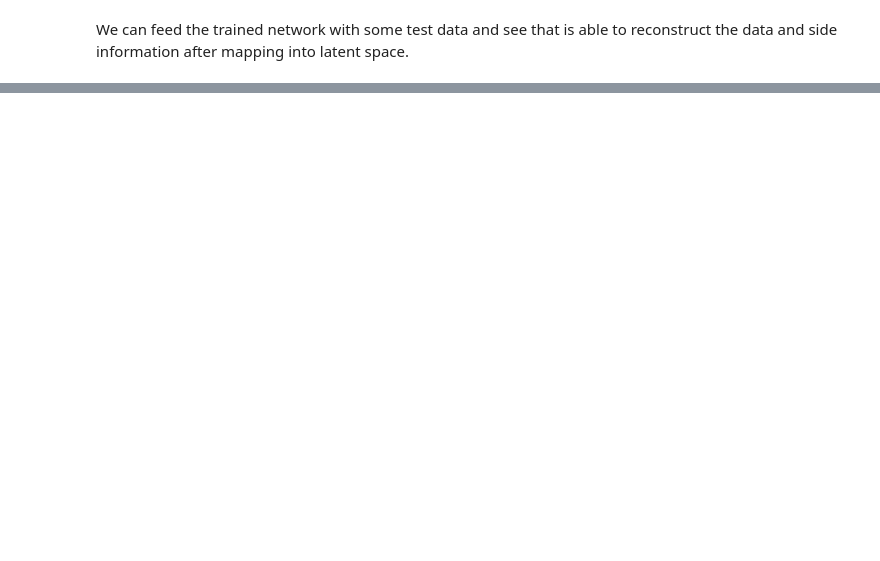
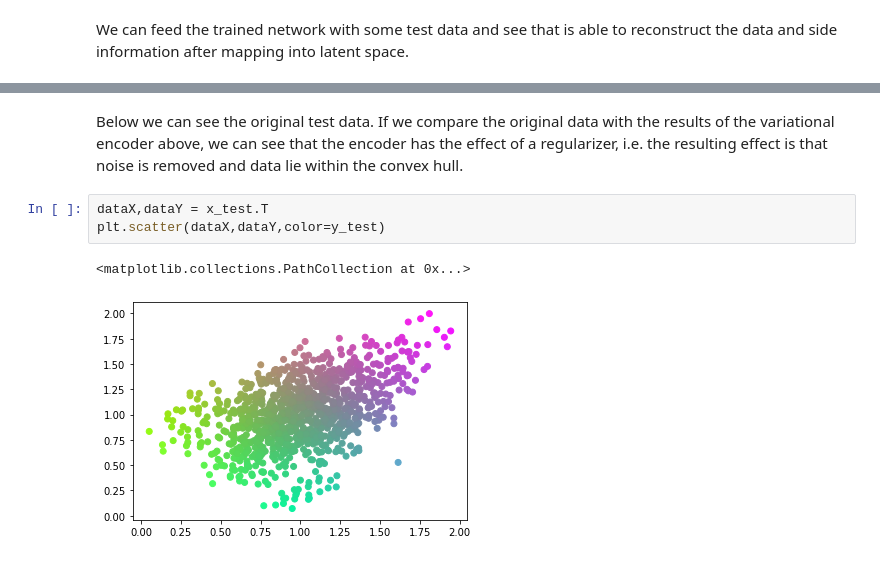
Before and after one commit to luigisbailo/archetype-nets, a Jupyter notebook: archetypes.ipynb, the cells around one changed output, grey strips where cells are left out. Saved outputs shown, nothing was run; the diff lists cells and outputs as text; blank space fills up the shorter version.

```diff
--- a/archetypes.ipynb
+++ b/archetypes.ipynb
@@ -232,0 +229,8 @@ plt.scatter(dataX,dataY,color=y_pred)
+# %% [markdown]
+Below we can see the original test data. If we compare the original data with the results of the variational encoder above, we can see that the encoder has the effect of a regularizer, i.e. the resulting effect is that noise is removed and data lie within the convex hull.
+# %%
+dataX,dataY = x_test.T
+plt.scatter(dataX,dataY,color=y_test)
+# %% [output]
+<matplotlib.collections.PathCollection at 0x...>
+[figure, added]
```
Also changed, not shown: parts of 8 cells of this notebook.
